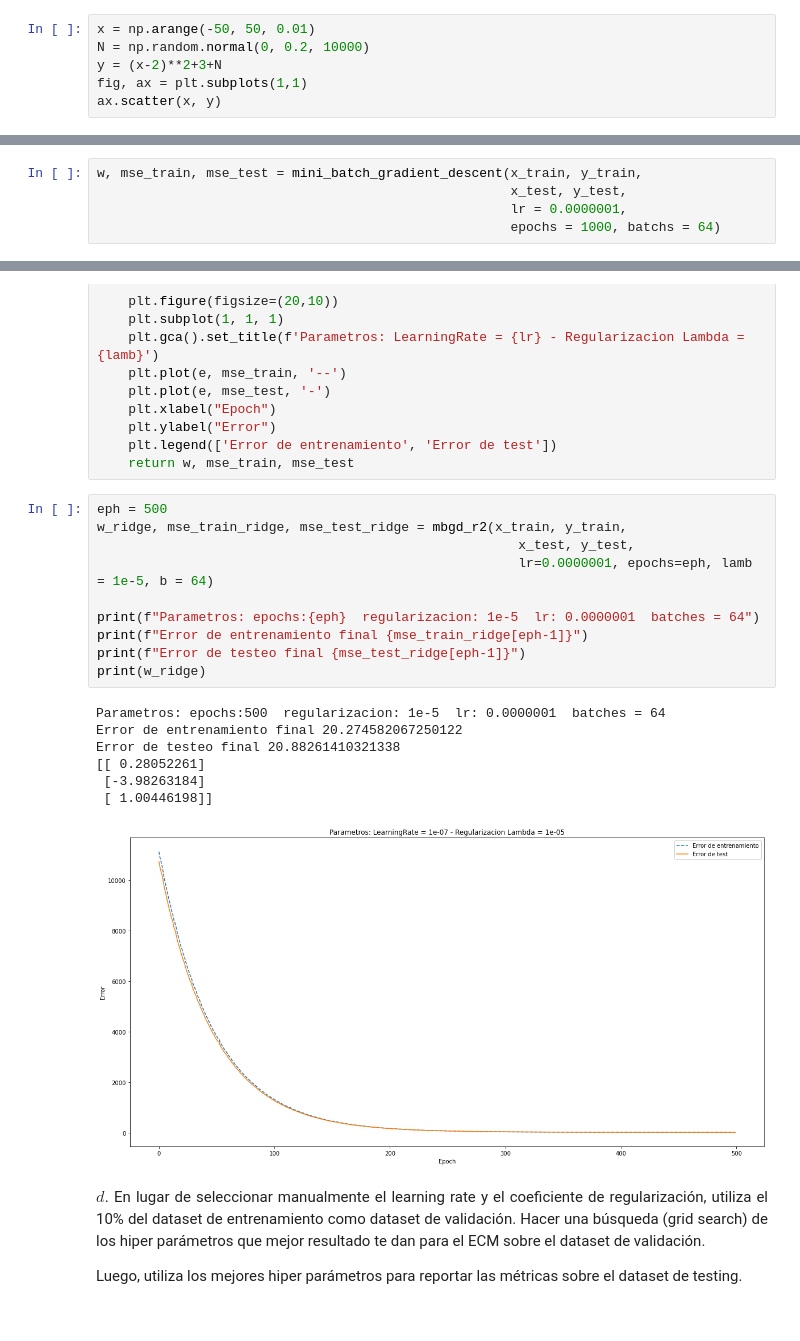
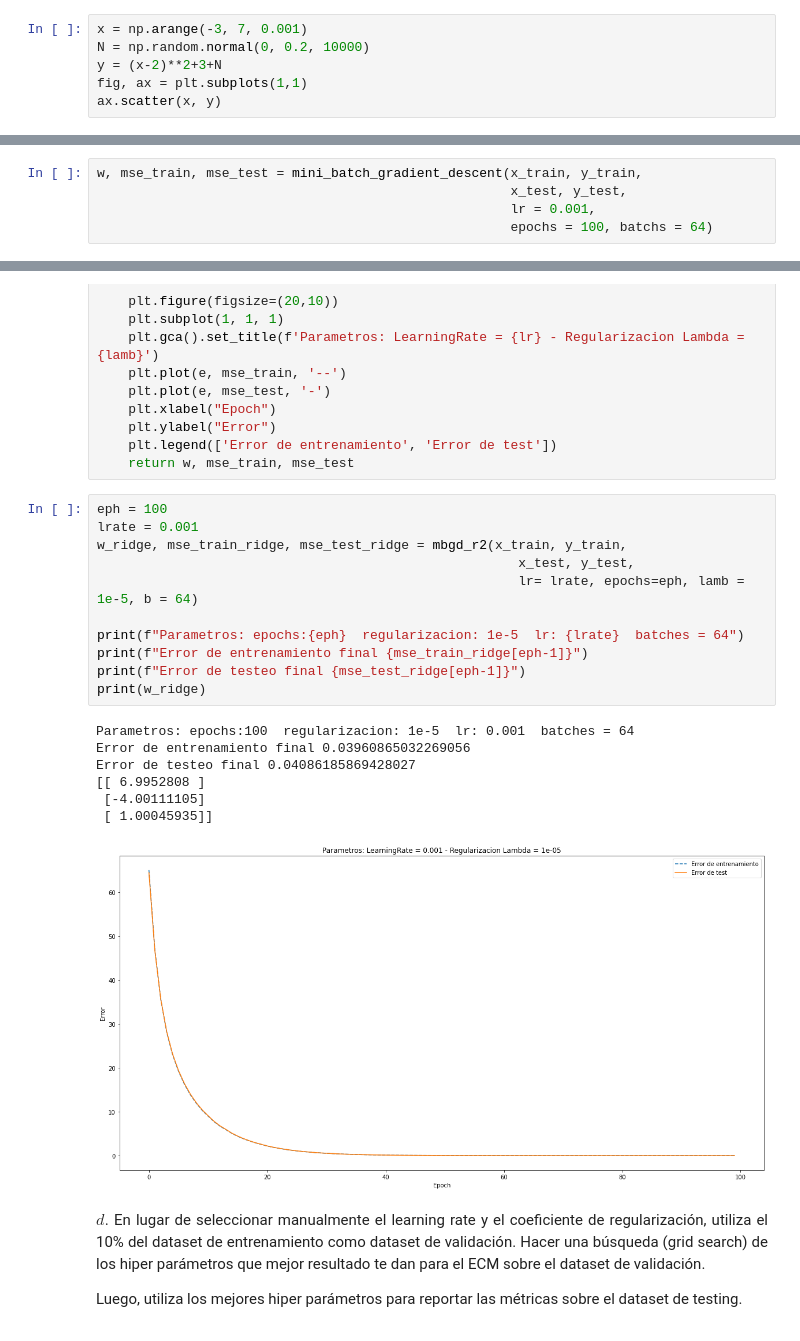
Before and after one commit to AguAcerbo/Carrera-de-Especializacion-en-IA, a Jupyter notebook: B3-Deep_Learning/Receso_Invierno/Ejercicio 3.ipynb, the cells around one changed output, grey strips where cells are left out. Saved outputs shown, nothing was run; the diff lists cells and outputs as text.

```diff
--- a/B3-Deep_Learning/Receso_Invierno/Ejercicio 3.ipynb
+++ b/B3-Deep_Learning/Receso_Invierno/Ejercicio 3.ipynb
@@ -18,7 +18,7 @@ $a.$ Crear un dataset sintético con 10,000 muestras a partir de la siguiente ex
 $\Large y = (x - 2)^2 + 3 + N$
 <p>
 # %%
-x = np.arange(-50, 50, 0.01)
+x = np.arange(-3, 7, 0.001)
 N = np.random.normal(0, 0.2, 10000)
 y = (x-2)**2+3+N
 fig, ax = plt.subplots(1,1)
@@ -166,6 +166,6 @@ def mini_batch_gradient_descent(x_train_mb, y_train_mb, x_test_mb, y_test_mb, lr
 # %%
 w, mse_train, mse_test = mini_batch_gradient_descent(x_train, y_train,
                                                      x_test, y_test,
-                                                     lr = 0.0000001,
-                                                     epochs = 1000, batchs = 64)
+                                                     lr = 0.001,
+                                                     epochs = 100, batchs = 64)
 # %% [output]
@@ -325,23 +323,24 @@ def mbgd_r2(x_train_mb, y_train_mb, x_test_mb, y_test_mb, lr=0.01, epochs=100, l
     plt.legend(['Error de entrenamiento', 'Error de test'])
     return w, mse_train, mse_test
 # %%
-eph = 500
+eph = 100
+lrate = 0.001
 w_ridge, mse_train_ridge, mse_test_ridge = mbgd_r2(x_train, y_train,
                                                       x_test, y_test,
-                                                      lr=0.0000001, epochs=eph, lamb = 1e-5, b = 64)
+                                                      lr= lrate, epochs=eph, lamb = 1e-5, b = 64)
 
-print(f"Parametros: epochs:{eph}  regularizacion: 1e-5  lr: 0.0000001  batches = 64")
+print(f"Parametros: epochs:{eph}  regularizacion: 1e-5  lr: {lrate}  batches = 64")
 print(f"Error de entrenamiento final {mse_train_ridge[eph-1]}")
 print(f"Error de testeo final {mse_test_ridge[eph-1]}")
 print(w_ridge)
 # %% [output]
-Parametros: epochs:500  regularizacion: 1e-5  lr: 0.0000001  batches = 64
-Error de entrenamiento final 20.274582067250122
-Error de testeo final 20.88261410321338
-[[ 0.28052261]
- [-3.98263184]
- [ 1.00446198]]
+Parametros: epochs:100  regularizacion: 1e-5  lr: 0.001  batches = 64
+Error de entrenamiento final 0.03960865032269056
+Error de testeo final 0.04086185869428027
+[[ 6.9952808 ]
+ [-4.00111105]
+ [ 1.00045935]]
-[figure, old version]
+[figure, new version]
 # %% [markdown]
 <p style='text-align: justify;'>
 $d.$ En lugar de seleccionar manualmente el learning rate y el coeficiente de regularización, utiliza el 10% del dataset de entrenamiento como dataset de validación. Hacer una búsqueda (grid search) de los hiper parámetros que mejor resultado te dan para el ECM sobre el dataset de validación.
```
Also changed, not shown: parts of 15 cells of this notebook, 6 other files.
